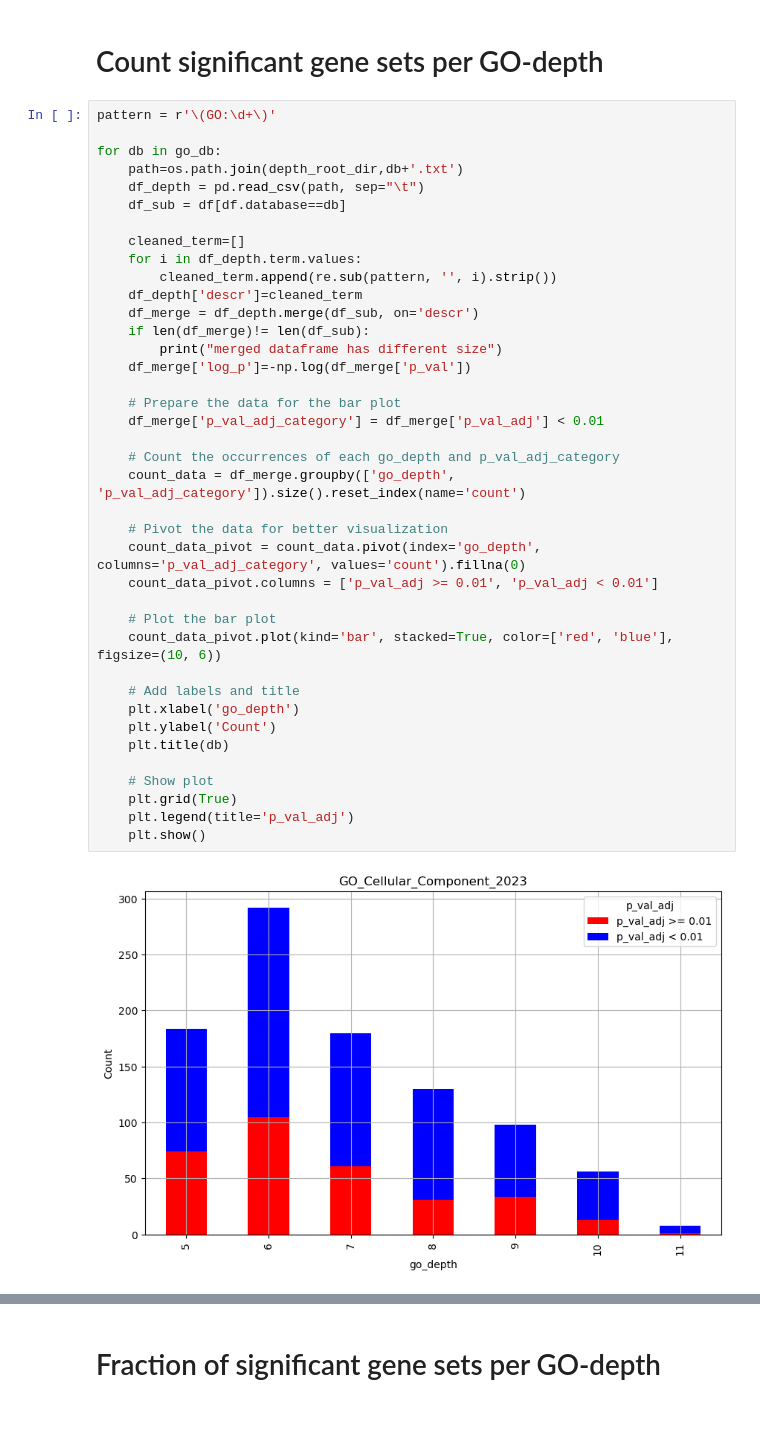
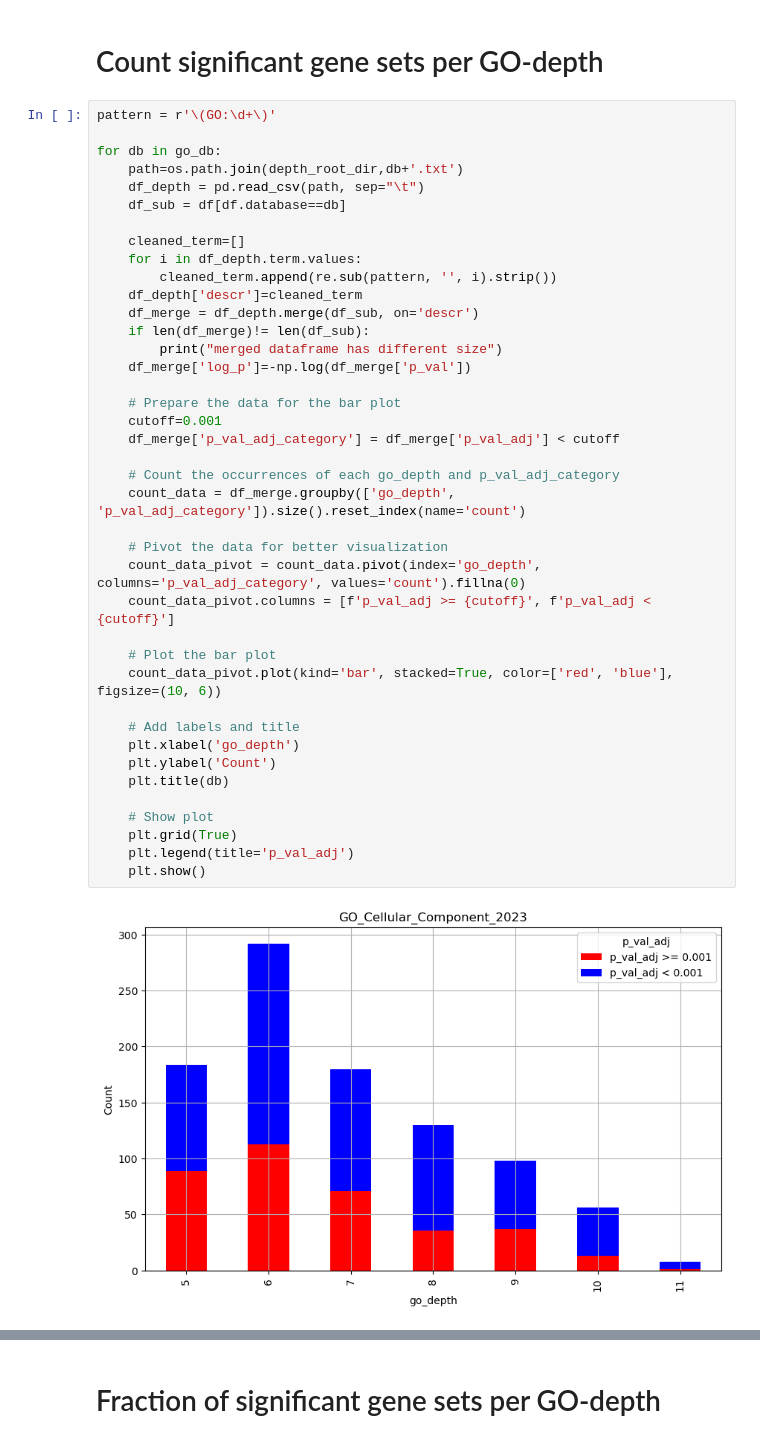
Before and after one commit to Alector-BIO/llm2geneset, a Jupyter notebook: notebooks/4_GO_depth_vs_geneset_sig.ipynb, the cells around one changed output, grey strips where cells are left out. Drawn from its saved outputs; the diff is of its cells as text.

Commit message:
use a more significant cutoff for the plots

```diff
--- a/notebooks/4_GO_depth_vs_geneset_sig.ipynb
+++ b/notebooks/4_GO_depth_vs_geneset_sig.ipynb
@@ -71,33 +71,34 @@ for db in go_db:
     cleaned_term=[]
     for i in df_depth.term.values:
         cleaned_term.append(re.sub(pattern, '', i).strip())
     df_depth['descr']=cleaned_term
     df_merge = df_depth.merge(df_sub, on='descr')
     if len(df_merge)!= len(df_sub):
         print("merged dataframe has different size")
     df_merge['log_p']=-np.log(df_merge['p_val'])
 
     # Prepare the data for the bar plot
-    df_merge['p_val_adj_category'] = df_merge['p_val_adj'] < 0.01
+    cutoff=0.001
+    df_merge['p_val_adj_category'] = df_merge['p_val_adj'] < cutoff
 
     # Count the occurrences of each go_depth and p_val_adj_category
     count_data = df_merge.groupby(['go_depth', 'p_val_adj_category']).size().reset_index(name='count')
 
     # Pivot the data for better visualization
     count_data_pivot = count_data.pivot(index='go_depth', columns='p_val_adj_category', values='count').fillna(0)
-    count_data_pivot.columns = ['p_val_adj >= 0.01', 'p_val_adj < 0.01']
+    count_data_pivot.columns = [f'p_val_adj >= {cutoff}', f'p_val_adj < {cutoff}']
 
     # Plot the bar plot
     count_data_pivot.plot(kind='bar', stacked=True, color=['red', 'blue'], figsize=(10, 6))
 
     # Add labels and title
     plt.xlabel('go_depth')
     plt.ylabel('Count')
     plt.title(db)
 
     # Show plot
     plt.grid(True)
     plt.legend(title='p_val_adj')
     plt.show()
 # %% [output]
-[figure, old version]
+[figure, new version]
```
Also changed, not shown: parts of 2 cells of this notebook.
